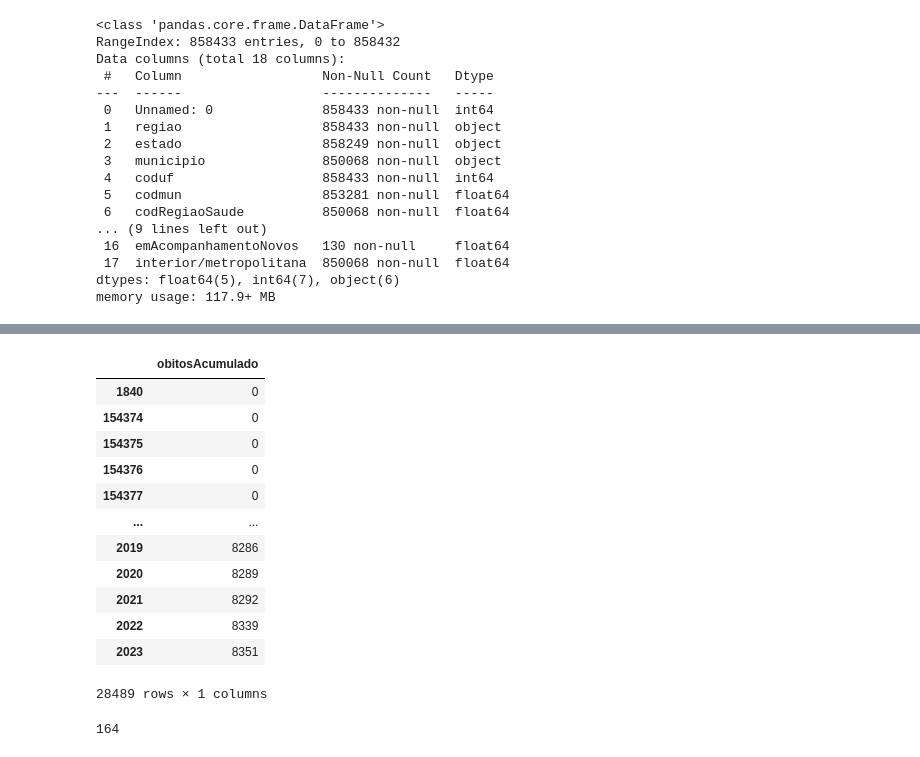
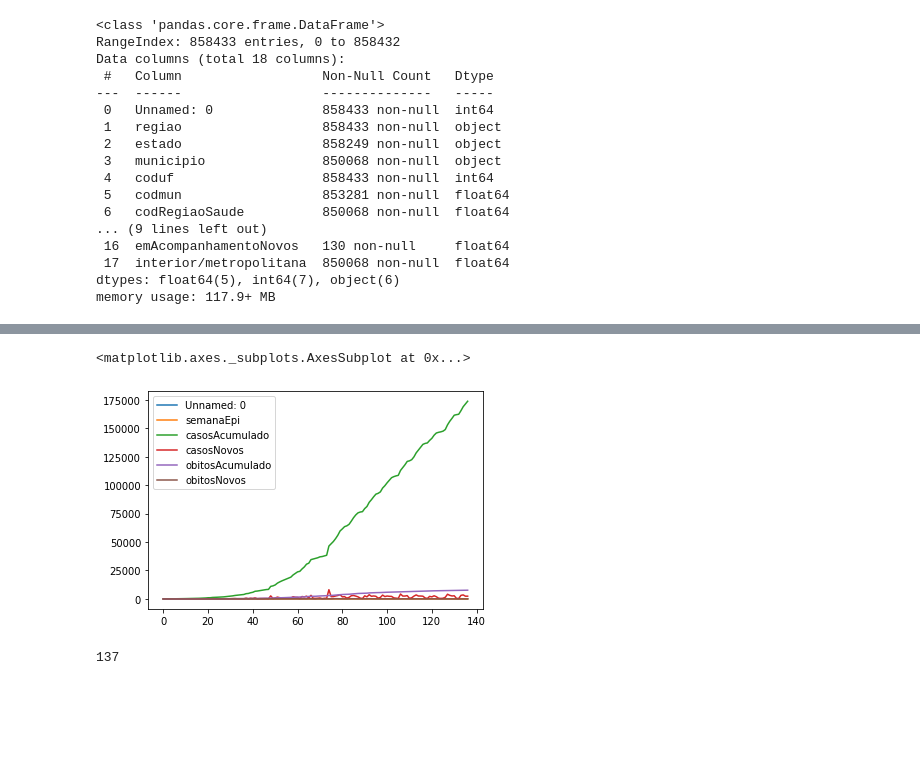
Before and after one commit to MariliaRot/Covid-19, a Jupyter notebook: COVID_DADOS_DATAFRAME_MS_PAINEL.ipynb, the cells around one changed output, grey strips where cells are left out. Saved outputs shown, nothing was run; the diff lists cells and outputs as text; code cells hidden in the pictures; blank space fills up the shorter version.

```diff
--- a/COVID_DADOS_DATAFRAME_MS_PAINEL.ipynb
+++ b/COVID_DADOS_DATAFRAME_MS_PAINEL.ipynb
@@ -26,8 +26,11 @@ from scipy.integrate import odeint
 from scipy.optimize import minimize
 # %%
 caminho_dados_br = '/content/drive/My Drive/Colab Notebooks/PAINEL_MINISTERIO_DA_SAUDE-BR/HIST-COVIDBR-26082020.csv'
-
+caminho_dados_limpos_julho = '/content/drive/My Drive/Colab Notebooks/PAINEL_MINISTERIO_DA_SAUDE-BR/dadosCE-31-07-2020.csv'
+caminho_dados_limpos_agosto = '/content/drive/My Drive/Colab Notebooks/PAINEL_MINISTERIO_DA_SAUDE-BR/dadosCE-26-08-2020.csv'
 dadosBRbruto = pd.read_csv(caminho_dados_br)
+dadosJulho = pd.read_csv(caminho_dados_limpos_julho)
+dadosAgosto= pd.read_csv(caminho_dados_limpos_agosto)
 # %%
 dadosBRbruto.info()
 # %% [output]
@@ -96,16 +75,8 @@ casosAcumCE_mortos= casosAcumCE_mortos.drop_duplicates()
-# %%
-mortos
-# %% [output]
-|  | obitosAcumulado |
-| 1840 | 0 |
-| 154374 | 0 |
-| 154375 | 0 |
-| 154376 | 0 |
-| 154377 | 0 |
-| ... | ... |
-| 2019 | 8286 |
-| 2020 | 8289 |
-| 2021 | 8292 |
-| 2022 | 8339 |
-| 2023 | 8351 |
-28489 rows × 1 columns
+# %%
+casosAcumData= dadosBRbruto.where(dadosBRbruto.estado =='CE')
+#casosAcumData
+
+dadosJulho.plot()
+# %% [output]
+<matplotlib.axes._subplots.AxesSubplot at 0x...>
+[figure, added]
@@ -112,16 +85,17 @@ mortos
 # %%
 #colocando dados casos acumludados e suas datas em arrays
 
-yy =casosAcumCE_casos['casosAcumulado'].tolist()
-xx = casosAcumCE_datas['data'].tolist()
+yy =dadosJulho['casosAcumulado'].tolist()
+xx = dadosJulho['data'].tolist()
+mortosSS = dadosJulho['obitosAcumulado'].tolist()
 
 ydata =np.array(yy)
 xdata = np.array(xx)
-mortos =
+mortos = mortosSS
 
 len(xdata)
 # %% [output]
-164
+137
 # %%
 len(ydata)
 # %% [output]
```
Also changed, not shown: parts of 7 cells of this notebook.
